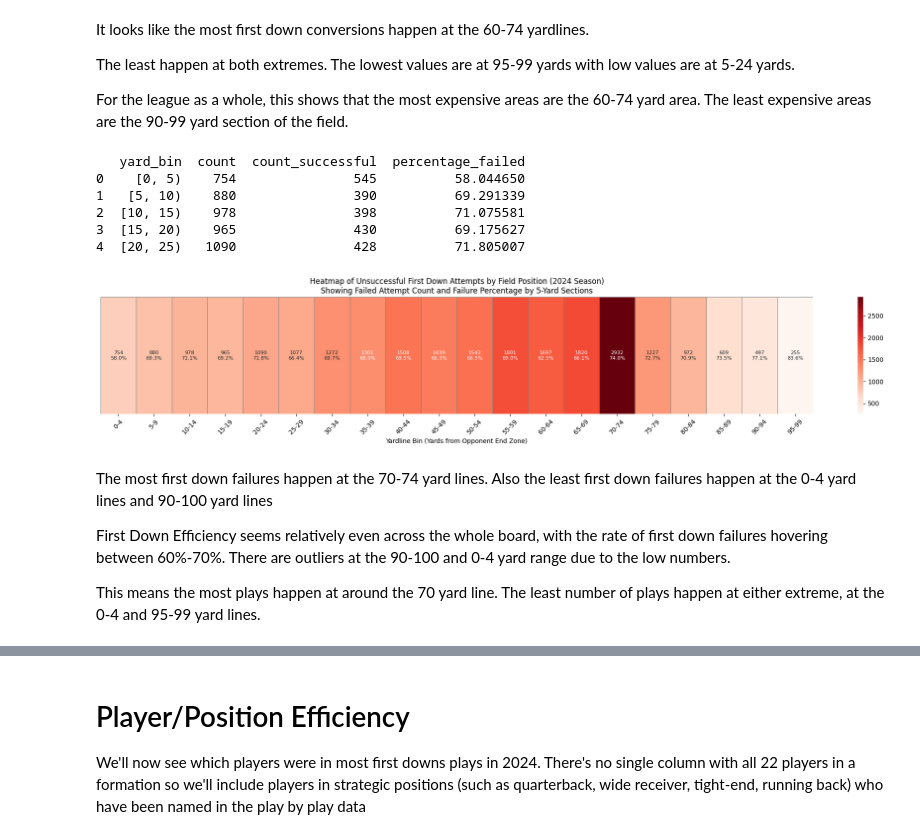
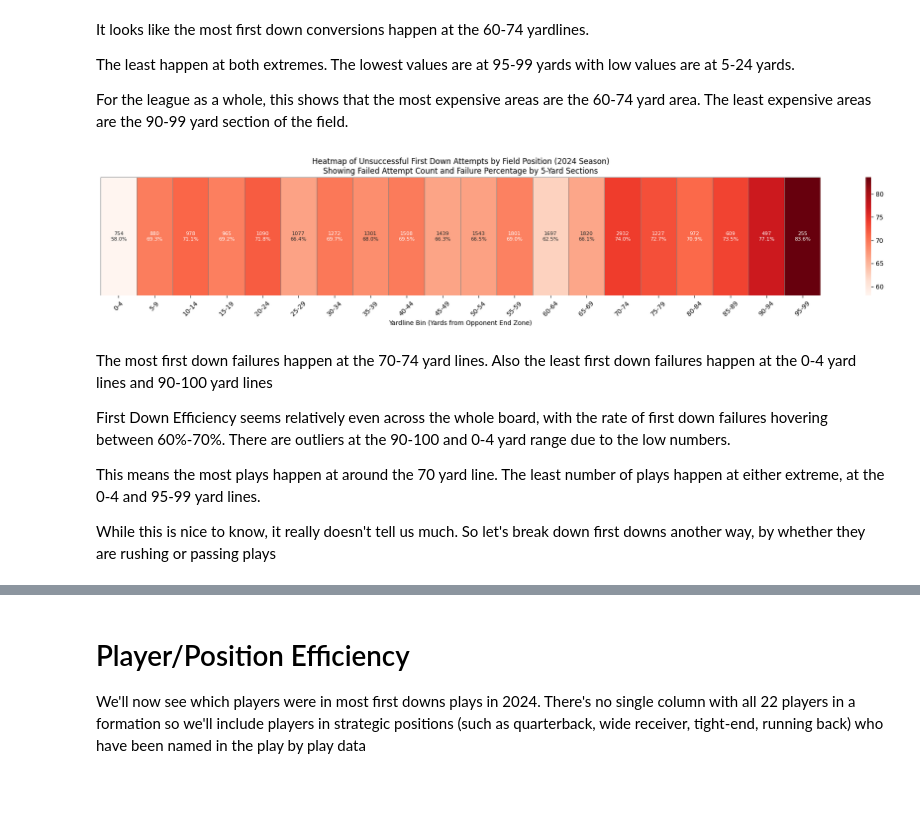
Before and after one commit to azcao95/group-25-mads-milestone-1, a Jupyter notebook: first_down.ipynb, the cells around one changed output, grey strips where cells are left out. Drawn from its saved outputs; the diff is of its cells as text; code cells hidden in the pictures; blank space fills up the shorter version.

Commit message:
extra visualization. reworked narrative

```diff
--- a/first_down.ipynb
+++ b/first_down.ipynb
@@ -383,20 +391,17 @@ We will now visualize where first downs occur on the field with a heat map. We w
 
 By multiplying each first down count by the average cost per first down, we can see how much each section of the field costs the league.
 # %%
-# Extract the yardline_100 and side_of_field (if exists) or just yardline_100
-# yardline_100 is yards from opponent's end zone (0 to 100)
-# For a heatmap, bin the yardline_100 into segments (for us here every 5 yards)
-first_down_plays = first_down_plays.copy()
+first_down_plays_binned = first_down_plays.copy()
 
 # Create bins for yardline_100, e.g., every 5 yards
-first_down_plays['yard_bin'] = pd.cut(first_down_plays['yardline_100'], bins=range(0, 105, 5), right=False)
+first_down_plays_binned['yard_bin'] = pd.cut(first_down_plays_binned['yardline_100'], bins=range(0, 105, 5), right=False)
 
 # Count first downs per bin
-yard_counts = first_down_plays.groupby('yard_bin').size().reset_index(name='count')
+yard_counts = first_down_plays_binned.groupby('yard_bin').size().reset_index(name='count')
 
 # Total cost per first down for each yard bin
 yard_counts['total_cost_per_first_down'] = (
-    average_salary_per_first_down * yard_counts['couns'].replace(0, np.nan)
+    average_salary_per_first_down * yard_counts['count'].replace(0, np.nan)
 )
 
 # Create annotations for the heatmap with average cost per yard bin
@@ -420,7 +425,11 @@ sns.heatmap([yard_counts['count']], cmap='Greens', cbar=True, linewidths=0.5, li
 
 plt.title('Heatmap of Successful First Down Locations (Yardline)\n Successful First Downs count + Total First Down Cost (2024 Season) for section of the field')
 plt.yticks([], [])  # Hide y-axis ticks since it's just one row
-plt.xticks(ticks=[i + 0.5 for i in range(len(yard_counts))], labels=[f"{int(interval.left)}-{int(interval.right-1)}" for interval in yard_counts['yard_bin']], rotation=45)
+plt.xticks(ticks=[
+    i + 0.5 for i in range(len(yard_counts))],
+    labels=[f"{int(interval.left)}-{int(interval.right-1)}" for interval in yard_counts['yard_bin']],
+    rotation=45
+)
 plt.xlabel('Yardline Bin (Yards from Opponent End Zone)')
 
 plt.tight_layout()
@@ -440,46 +449,48 @@ failed_first_down_plays = pass_run_plays[pass_run_plays['first_down'] != 1].copy
 
 # Create bins for yardline_100, e.g., every 5 yards
 failed_first_down_plays['yard_bin'] = pd.cut(failed_first_down_plays['yardline_100'], bins=range(0, 105, 5), right=False)
 
 # Count failed first down attempts per bin
 failed_yard_counts = failed_first_down_plays.groupby('yard_bin').size().reset_index(name='count')
 failed_yard_counts = failed_yard_counts.merge(yard_counts[['yard_bin', 'count']], on='yard_bin', how='left', suffixes=('', '_successful'))
 
 # Calculate the percentage of failed attempts in each bin
-failed_yard_counts['percentage_failed'] = (failed_yard_counts['count'] / (failed_yard_counts['count'] + failed_yard_counts['count_successful'])) * 100
+failed_yard_counts['percentage_failed'] = (
+    failed_yard_counts['count'] / (failed_yard_counts['count'] + failed_yard_counts['count_successful'])
+) * 100
 
 # Create annotations for failed conversions with percentage
 failed_annotations = []
 for i, row in failed_yard_counts.iterrows():
     percentage = row['percentage_failed']
     if pd.isna(percentage):
         percentage_str = "N/A"
     else:
         percentage_str = f"{percentage:.1f}%"
     failed_annotations.append(f"{row['count']}\n{percentage_str}")
 
 plt.figure(figsize=(20, 4))
-sns.heatmap([failed_yard_counts['count']], cmap='Reds', cbar=True, linewidths=0.5, linecolor='gray',
+sns.heatmap([failed_yard_counts['percentage_failed']], cmap='Reds', cbar=True, linewidths=0.5, linecolor='gray',
             annot=[failed_annotations], fmt='', annot_kws={'fontsize': 8})
 
 plt.title('Heatmap of Unsuccessful First Down Attempts by Field Position (2024 Season)\nShowing Failed Attempt Count and Failure Percentage by 5-Yard Sections')
 plt.yticks([], [])  # Hide y-axis ticks since it's just one row
-plt.xticks(ticks=[i + 0.5 for i in range(len(failed_yard_counts))], labels=[f"{int(interval.left)}-{int(interval.right-1)}" for interval in failed_yard_counts['yard_bin']], rotation=45)
+plt.xticks(ticks=[
+    i + 0.5 for i in range(len(failed_yard_counts))],
+    labels=[f"{int(interval.left)}-{int(interval.right-1)}" for interval in failed_yard_counts['yard_bin']],
+    rotation=45
+)
 plt.xlabel('Yardline Bin (Yards from Opponent End Zone)')
 
 plt.tight_layout()
 plt.show()
 # %% [output]
-   yard_bin  count  count_successful  percentage_failed
-0    [0, 5)    754               545          58.044650
-1   [5, 10)    880               390          69.291339
-2  [10, 15)    978               398          71.075581
-3  [15, 20)    965               430          69.175627
-4  [20, 25)   1090               428          71.805007
-[figure, old version]
+[figure, new version]
 # %% [markdown]
 The most first down failures happen at the 70-74 yard lines. Also the least first down failures happen at the 0-4 yard lines and 90-100 yard lines
 
 First Down Efficiency seems relatively even across the whole board, with the rate of first down failures hovering between 60%-70%. There are outliers at the 90-100 and 0-4 yard range due to the low numbers.
 
 This means the most plays happen at around the 70 yard line. The least number of plays happen at either extreme, at the 0-4 and 95-99 yard lines.
+
+While this is nice to know, it really doesn't tell us much. So let's break down first downs another way, by whether they are rushing or passing plays
```
Also changed, not shown: parts of 24 cells of this notebook, 5 other files.
